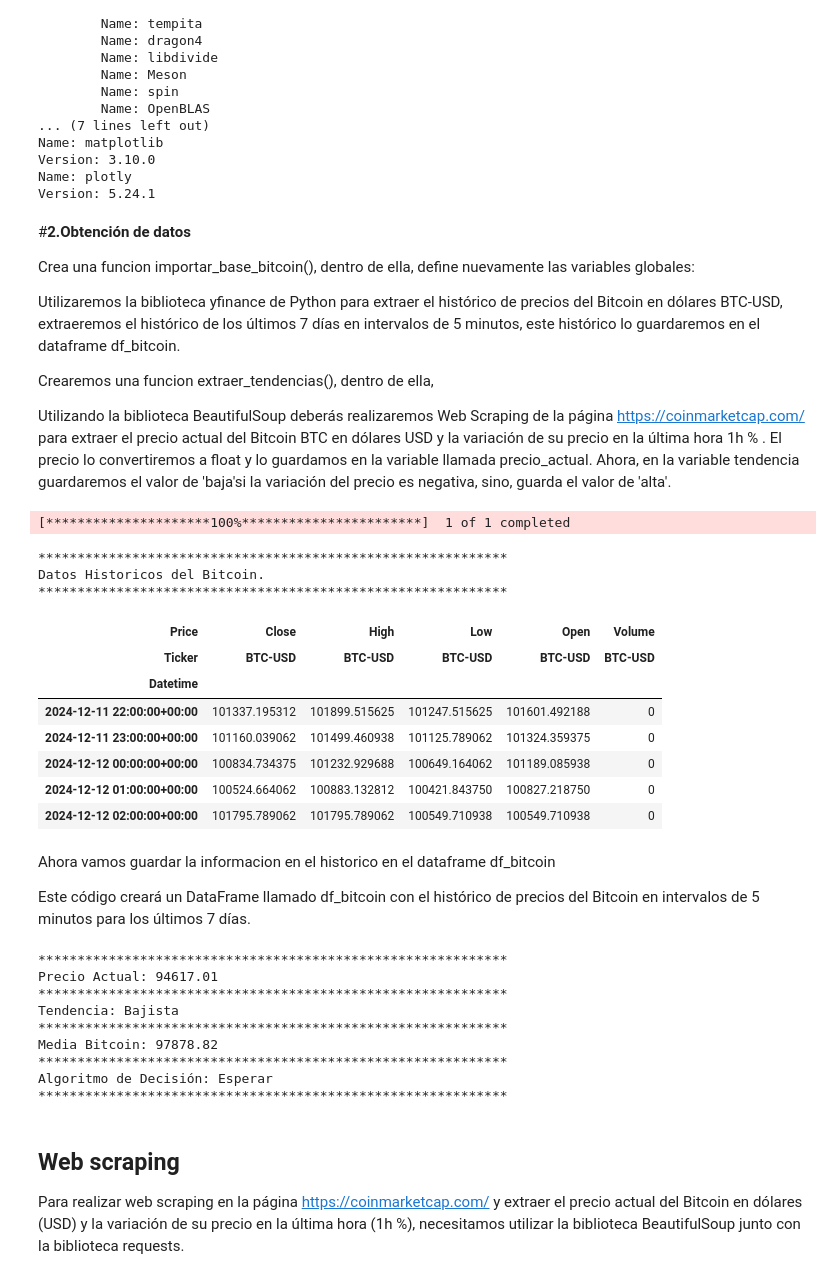
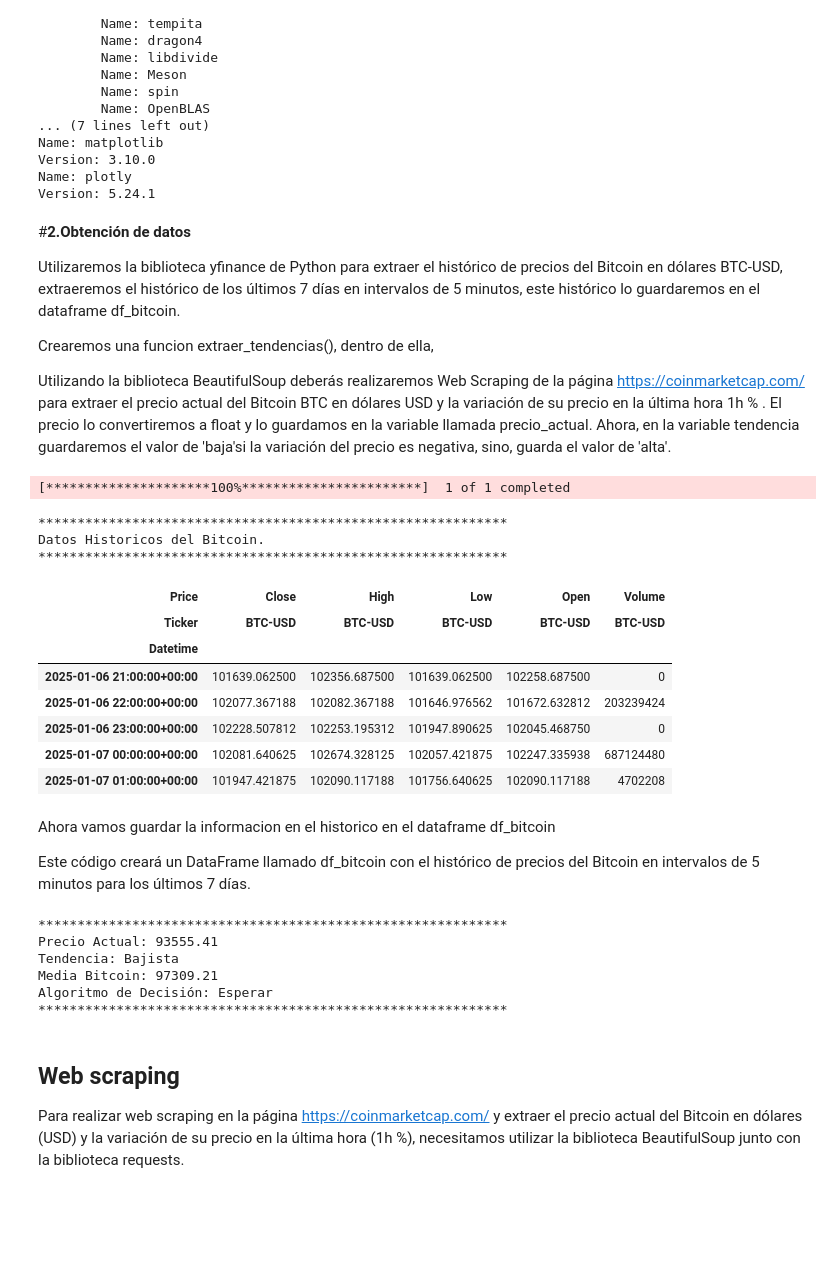
Before and after one commit to wechavar/-robot_trading-, a Jupyter notebook: Trainding_Boot.ipynb, the cells around one changed output. Drawn from its saved outputs; the diff is of its cells as text; code cells hidden in the pictures; blank space fills up the shorter version.

```diff
--- a/Trainding_Boot.ipynb
+++ b/Trainding_Boot.ipynb
@@ -100,8 +100,6 @@ media_bitcoin = 0.0
 algoritmo_decision = ""
 # %% [markdown]
 #**2.Obtención de datos**
-
-Crea una funcion importar_base_bitcoin(), dentro de ella, define nuevamente las variables globales:
 
 Utilizaremos la biblioteca yfinance de Python para extraer el histórico de precios del Bitcoin en dólares BTC-USD, extraeremos  el histórico de los últimos 7 días en intervalos de 5 minutos, este histórico lo guardaremos en el dataframe df_bitcoin.
 
@@ -147,9 +146,9 @@ global df_bitcoin, df_bitcoin_limpio, precio_actual, tendencia, media_bitcoin, a
 # %%
 def importar_base_bitcoin():
     """
-    Importa y procesa los datos históricos de Bitcoin de los últimos 30 días.
+    Importa y procesa los datos históricos de Bitcoin de los últimos 7 días.
 
-    Esta función descarga los datos de Bitcoin (BTC-USD) de los últimos 30 días con un intervalo de 5 minutos
+    Esta función descarga los datos de Bitcoin (BTC-USD) de los últimos 7 días con un intervalo de 5 minutos
     utilizando la biblioteca yfinance. Los datos se almacenan en un DataFrame global llamado df_bitcoin.
 
     Variables globales:
@@ -159,40 +158,40 @@ def importar_base_bitcoin():
     import datetime
 
     # Símbolo de Bitcoin
     bitcoin = "BTC-USD"
 
 
-    # Calcular las fechas para obtener los datos de los últimos 30 días
+    # Calcular las fechas para obtener los datos de los últimos 7 días
     fecha_final = datetime.datetime.now()
-    fecha_inicial = fecha_final - datetime.timedelta(days=30)
+    fecha_inicial = fecha_final - datetime.timedelta(days=7)
 
     # Descargar los datos de Bitcoin con un intervalo de 5 minutos
     datos = yf.download(bitcoin, start=fecha_inicial, end=fecha_final, interval="1h")
 
     # Convertir los datos descargados a un DataFrame
     df_bitcoin = pd.DataFrame(datos)
 
 # Llamar a la función para importar los datos de Bitcoin
 importar_base_bitcoin()
 
 # Mostrar las primeras filas del DataFrame para verificar los datos importados
 print("************************************************************")
 print("Datos Historicos del Bitcoin.")
 print("************************************************************")
 df_bitcoin.head()
 # %% [output]
 [*********************100%***********************]  1 of 1 completed
 ************************************************************
 Datos Historicos del Bitcoin.
 ************************************************************
 | Price | Close | High | Low | Open | Volume |
 | Ticker | BTC-USD | BTC-USD | BTC-USD | BTC-USD | BTC-USD |
 | Datetime |  |  |  |  |  |
-| 2024-12-11 22:00:00+00:00 | 101337.195312 | 101899.515625 | 101247.515625 | 101601.492188 | 0 |
-| 2024-12-11 23:00:00+00:00 | 101160.039062 | 101499.460938 | 101125.789062 | 101324.359375 | 0 |
-| 2024-12-12 00:00:00+00:00 | 100834.734375 | 101232.929688 | 100649.164062 | 101189.085938 | 0 |
-| 2024-12-12 01:00:00+00:00 | 100524.664062 | 100883.132812 | 100421.843750 | 100827.218750 | 0 |
-| 2024-12-12 02:00:00+00:00 | 101795.789062 | 101795.789062 | 100549.710938 | 100549.710938 | 0 |
+| 2025-01-06 21:00:00+00:00 | 101639.062500 | 102356.687500 | 101639.062500 | 102258.687500 | 0 |
+| 2025-01-06 22:00:00+00:00 | 102077.367188 | 102082.367188 | 101646.976562 | 101672.632812 | 203239424 |
+| 2025-01-06 23:00:00+00:00 | 102228.507812 | 102253.195312 | 101947.890625 | 102045.468750 | 0 |
+| 2025-01-07 00:00:00+00:00 | 102081.640625 | 102674.328125 | 102057.421875 | 102247.335938 | 687124480 |
+| 2025-01-07 01:00:00+00:00 | 101947.421875 | 102090.117188 | 101756.640625 | 102090.117188 | 4702208 |
 # %% [markdown]
 Ahora vamos  guardar la informacion en el historico en el dataframe df_bitcoin
 
@@ -252,21 +251,15 @@ extraer_tendencias()
 # Imprime las variables globales
 print("************************************************************")
 print("Precio Actual:", precio_actual)
-print("************************************************************")
 print("Tendencia:", tendencia)
-print("************************************************************")
 print("Media Bitcoin:", media_bitcoin)
-print("************************************************************")
 print("Algoritmo de Decisión:", algoritmo_decision)
 print("************************************************************")
 # %% [output]
 ************************************************************
-Precio Actual: 94617.01
-************************************************************
+Precio Actual: 93555.41
 Tendencia: Bajista
-************************************************************
-Media Bitcoin: 97878.82
-************************************************************
+Media Bitcoin: 97309.21
 Algoritmo de Decisión: Esperar
 ************************************************************
 # %% [markdown]
```
Also changed, not shown: parts of 21 cells of this notebook.
